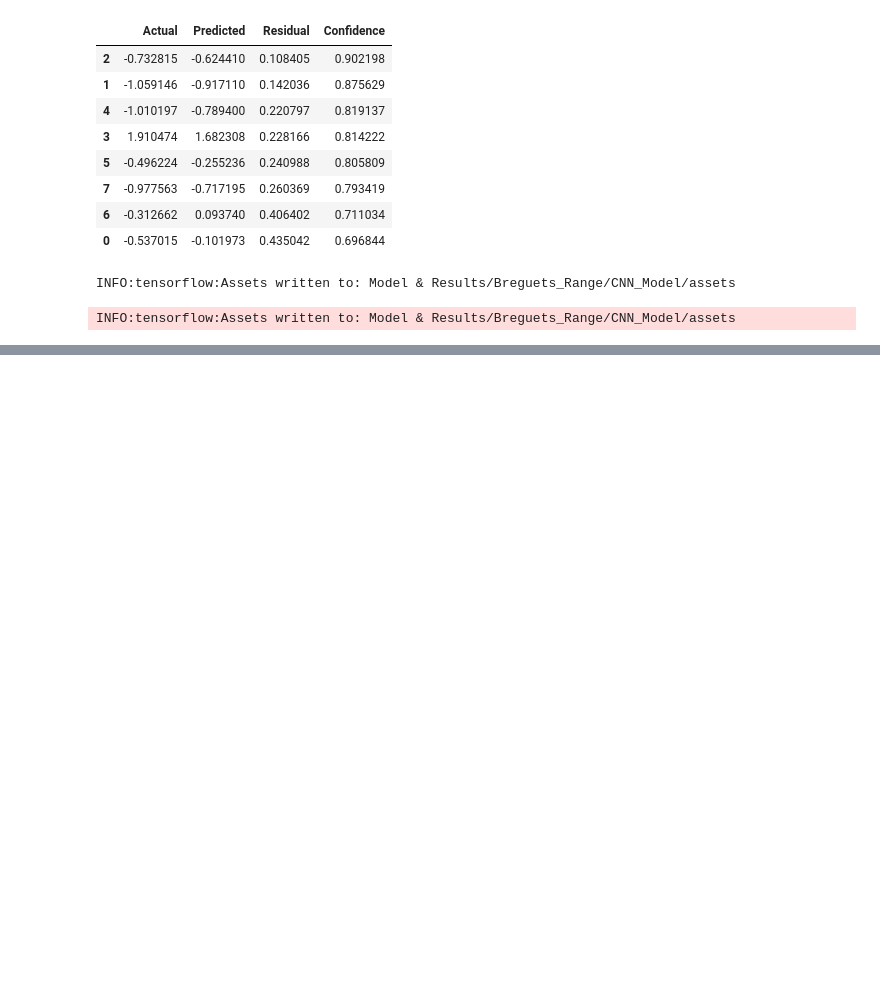
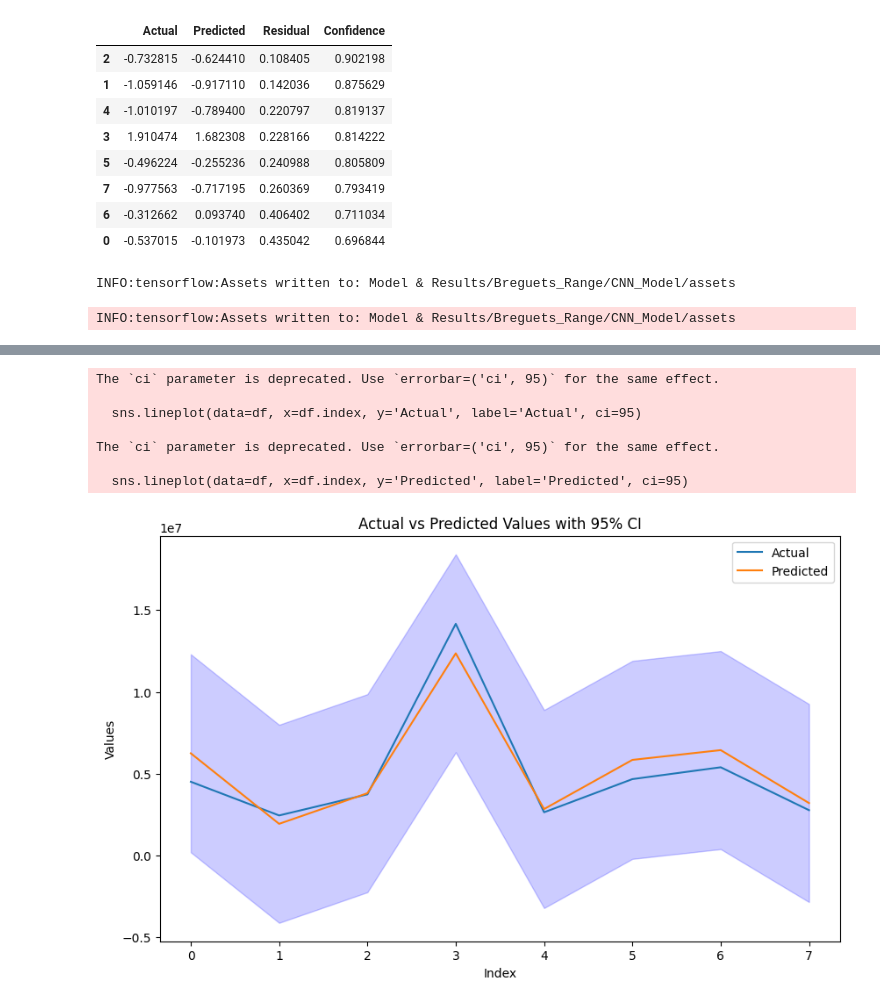
Before and after one commit to stahir01/Master-Thesis, a Jupyter notebook: Master_Thesis_Datasets_NewVersion.ipynb, the cells around one changed output, grey strips where cells are left out. Drawn from its saved outputs; the diff is of its cells as text; code cells hidden in the pictures; blank space fills up the shorter version.

```diff
--- a/Master_Thesis_Datasets_NewVersion.ipynb
+++ b/Master_Thesis_Datasets_NewVersion.ipynb
@@ -4161,0 +4164,5 @@ INFO:tensorflow:Assets written to: Model & Results/Breguets_Range/CNN_Model/asse
+# %%
+features = ['Fuselage_Height', 'Fuselage_Width', 'Aircraft_Length', 'Aircraft_Height', 'Wing_Span',	'Wing_Area', 'aspect_ratio', 'Wing_Taper_Ratio', '1/4_Wing_Sweep', 'Payload_at_Max_Range_m_PLMR', 'V_MO', 'Max_Usable_Fuel', 'ln(Wi/Wf)']
+target = 'Max_Range_R_PLMR'
+
+X_train, X_test, y_train, y_test, x_scalar_value, y_scalar_value = prep_model_data(range_eq_para, features, target, 0.15, 42, model_type='rf_reg')
@@ -4161,0 +4278,26 @@ INFO:tensorflow:Assets written to: Model & Results/Breguets_Range/CNN_Model/asse
+# %%
+# Create a DataFrame for actual and predicted values
+df = pd.DataFrame({
+    'Actual': y_test_original_rf_breg_eq.flatten(),
+    'Predicted': y_pred_rf_breg_eq.flatten()
+})
+
+# Plot using seaborn lineplot with a 95% confidence interval
+plt.figure(figsize=(10, 6))
+sns.lineplot(data=df, x=df.index, y='Actual', label='Actual', ci=95)
+sns.lineplot(data=df, x=df.index, y='Predicted', label='Predicted', ci=95)
+plt.fill_between(df.index, y_pred_rf_breg_eq.flatten() - 1.96 * np.std(y_pred_rf_breg_eq.flatten()), y_pred_rf_breg_eq.flatten() + 1.96 * np.std(y_pred_rf_breg_eq.flatten()), color='blue', alpha=0.2)
+plt.xlabel('Index')
+plt.ylabel('Values')
+plt.title('Actual vs Predicted Values with 95% CI')
+plt.legend()
+plt.show()
+# %% [output]
+The `ci` parameter is deprecated. Use `errorbar=('ci', 95)` for the same effect.
+
+  sns.lineplot(data=df, x=df.index, y='Actual', label='Actual', ci=95)
+
+The `ci` parameter is deprecated. Use `errorbar=('ci', 95)` for the same effect.
+
+  sns.lineplot(data=df, x=df.index, y='Predicted', label='Predicted', ci=95)
+[figure, added]
```
Also changed, not shown: parts of 21 cells of this notebook, 4 other files.
